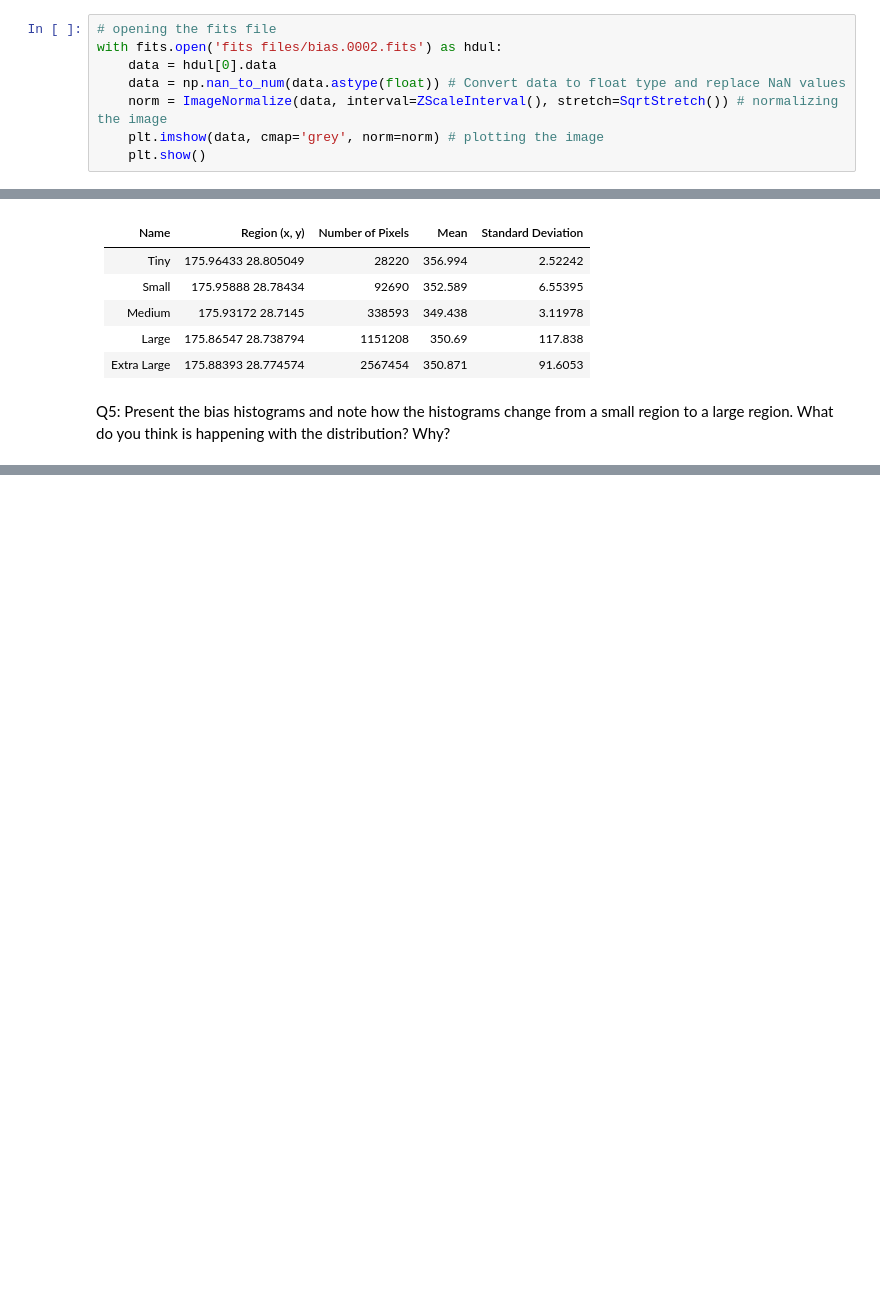
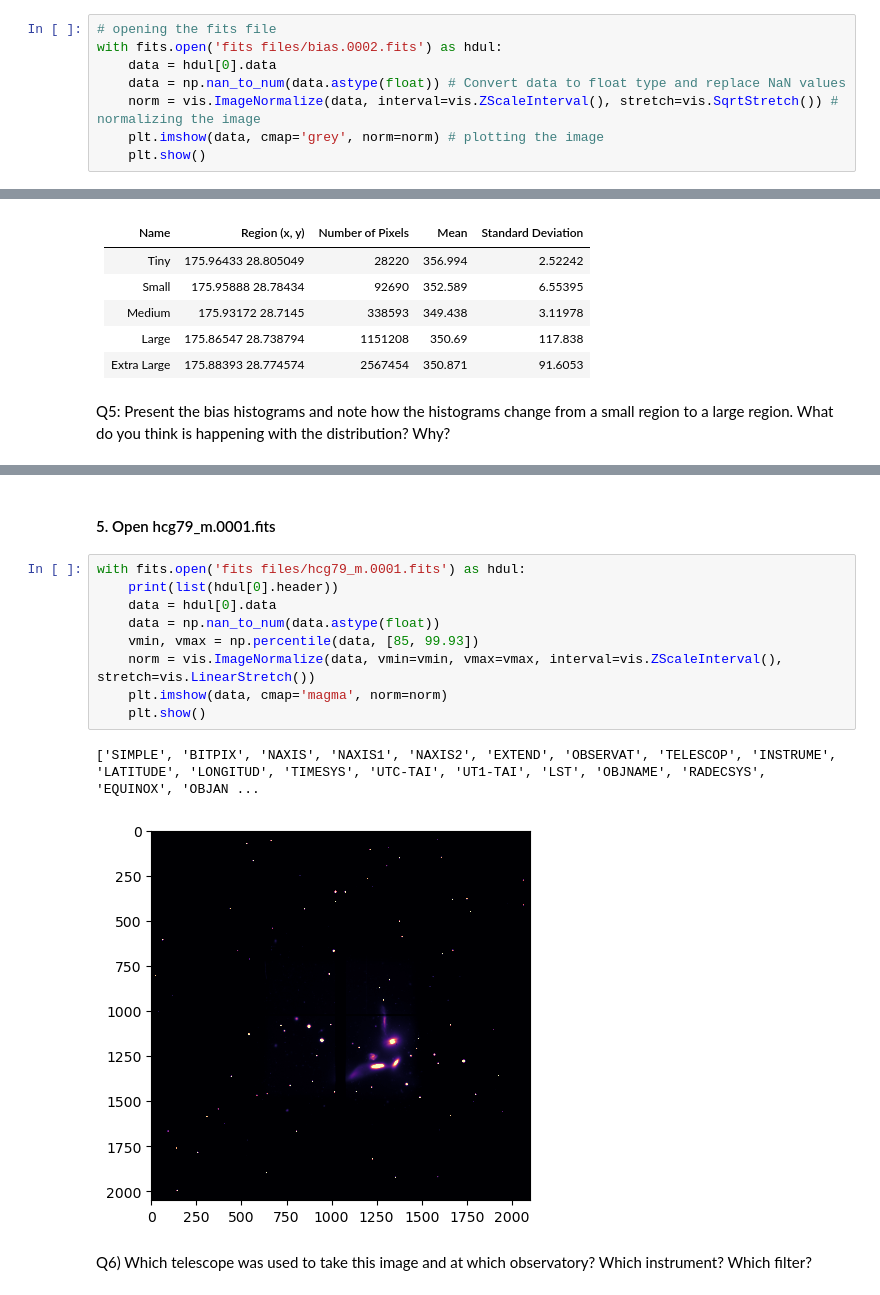
Before and after one commit to emmabacarra/Astr-480, a Jupyter notebook: Lab 2 - FITS Files & Calibration Frames/Lab2.ipynb, the cells around one changed output, grey strips where cells are left out. Drawn from its saved outputs; the diff is of its cells as text; blank space fills up the shorter version.

```diff
--- a/Lab 2 - FITS Files & Calibration Frames/Lab2.ipynb
+++ b/Lab 2 - FITS Files & Calibration Frames/Lab2.ipynb
@@ -85,7 +85,7 @@ below.
 with fits.open('fits files/bias.0002.fits') as hdul:
     data = hdul[0].data
     data = np.nan_to_num(data.astype(float)) # Convert data to float type and replace NaN values
-    norm = ImageNormalize(data, interval=ZScaleInterval(), stretch=SqrtStretch()) # normalizing the image
+    norm = vis.ImageNormalize(data, interval=vis.ZScaleInterval(), stretch=vis.SqrtStretch()) # normalizing the image
     plt.imshow(data, cmap='grey', norm=norm) # plotting the image
     plt.show()
 # %% [output]
@@ -129,0 +134,16 @@ you think is happening with the distribution? Why?
+# %% [markdown]
+####  5. Open hcg79_m.0001.fits
+# %%
+with fits.open('fits files/hcg79_m.0001.fits') as hdul:
+    print(list(hdul[0].header))
+    data = hdul[0].data
+    data = np.nan_to_num(data.astype(float))
+    vmin, vmax = np.percentile(data, [85, 99.93])
+    norm = vis.ImageNormalize(data, vmin=vmin, vmax=vmax, interval=vis.ZScaleInterval(), stretch=vis.LinearStretch())
+    plt.imshow(data, cmap='magma', norm=norm)
+    plt.show()
+# %% [output]
+['SIMPLE', 'BITPIX', 'NAXIS', 'NAXIS1', 'NAXIS2', 'EXTEND', 'OBSERVAT', 'TELESCOP', 'INSTRUME', 'LATITUDE', 'LONGITUD', 'TIMESYS', 'UTC-TAI', 'UT1-TAI', 'LST', 'OBJNAME', 'RADECSYS', 'EQUINOX', 'OBJAN ...
+[figure, added]
+# %% [markdown]
+Q6) Which telescope was used to take this image and at which observatory? Which instrument? Which filter?
```
Also changed, not shown: parts of 24 cells of this notebook, 6 other files.
